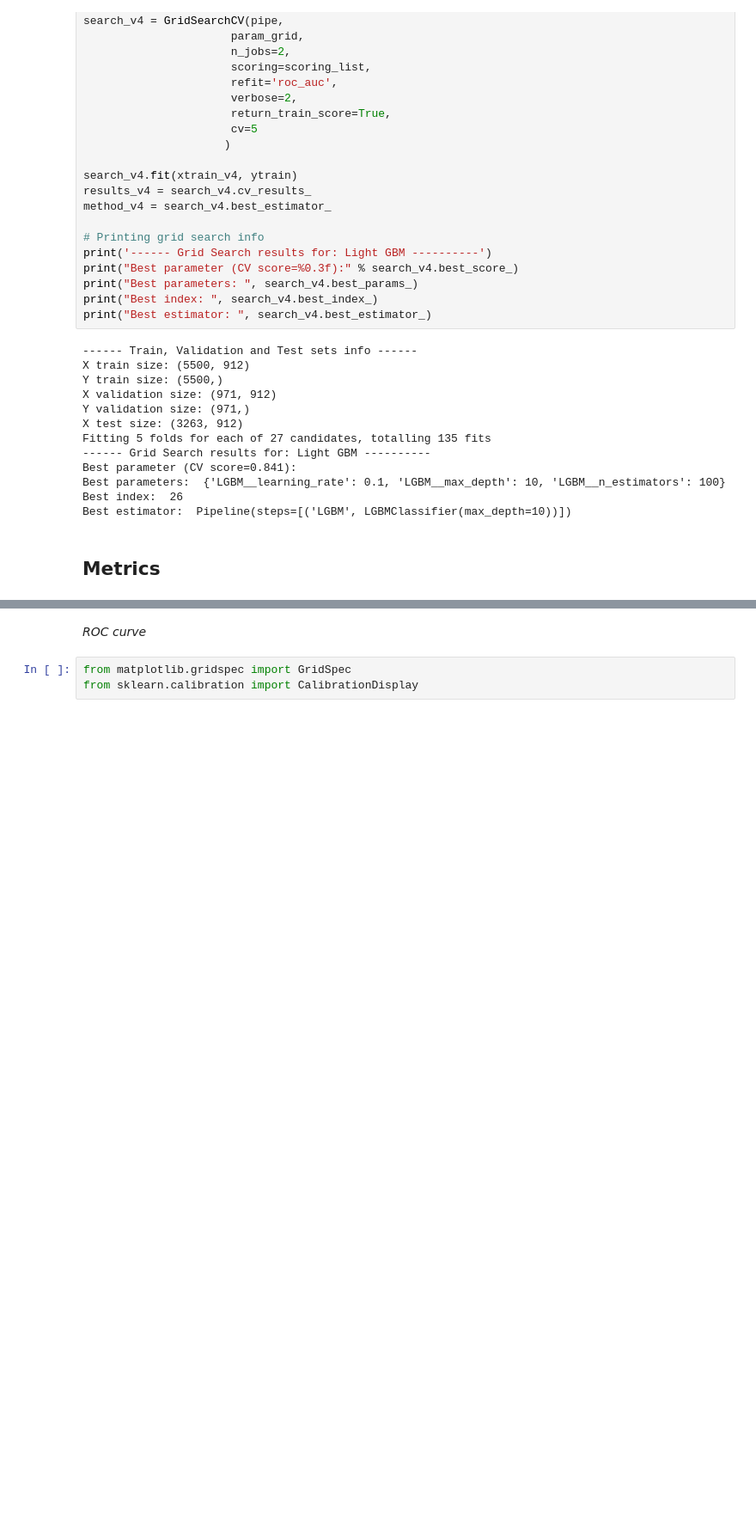
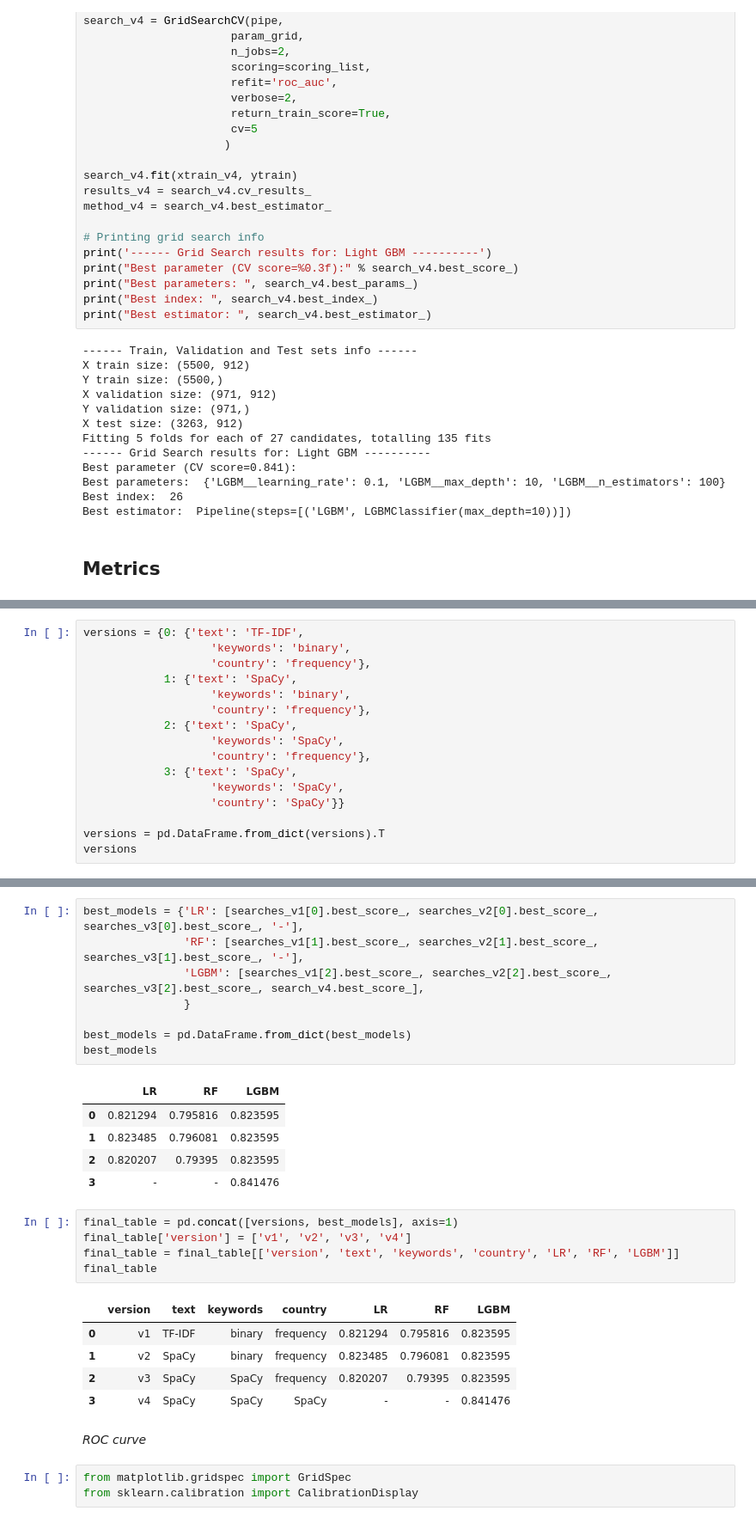
Before and after one commit to raissalohanna/DataLab-FinalProject, a Jupyter notebook: NLP_Tweet_Disaster.ipynb, the cells around one changed output, grey strips where cells are left out. Shown: that part at 86% size. Drawn from its saved outputs; the diff is of its cells as text; blank space fills up the shorter version.

```diff
--- a/NLP_Tweet_Disaster.ipynb
+++ b/NLP_Tweet_Disaster.ipynb
@@ -1375,0 +1378,16 @@ Best estimator:  Pipeline(steps=[('LGBM', LGBMClassifier(max_depth=10))])
+# %%
+versions = {0: {'text': 'TF-IDF',
+                   'keywords': 'binary',
+                   'country': 'frequency'},
+            1: {'text': 'SpaCy',
+                   'keywords': 'binary',
+                   'country': 'frequency'},
+            2: {'text': 'SpaCy',
+                   'keywords': 'SpaCy',
+                   'country': 'frequency'},
+            3: {'text': 'SpaCy',
+                   'keywords': 'SpaCy',
+                   'country': 'SpaCy'}}
+
+versions = pd.DataFrame.from_dict(versions).T
+versions
@@ -1376,3 +1400,28 @@ Best estimator:  Pipeline(steps=[('LGBM', LGBMClassifier(max_depth=10))])
+# %%
+best_models = {'LR': [searches_v1[0].best_score_, searches_v2[0].best_score_, searches_v3[0].best_score_, '-'],
+               'RF': [searches_v1[1].best_score_, searches_v2[1].best_score_, searches_v3[1].best_score_, '-'],
+               'LGBM': [searches_v1[2].best_score_, searches_v2[2].best_score_, searches_v3[2].best_score_, search_v4.best_score_],
+               }
+
+best_models = pd.DataFrame.from_dict(best_models)
+best_models
+# %% [output]
+|  | LR | RF | LGBM |
+| 0 | 0.821294 | 0.795816 | 0.823595 |
+| 1 | 0.823485 | 0.796081 | 0.823595 |
+| 2 | 0.820207 | 0.79395 | 0.823595 |
+| 3 | - | - | 0.841476 |
+# %%
+final_table = pd.concat([versions, best_models], axis=1)
+final_table['version'] = ['v1', 'v2', 'v3', 'v4']
+final_table = final_table[['version', 'text', 'keywords', 'country', 'LR', 'RF', 'LGBM']]
+final_table
+# %% [output]
+|  | version | text | keywords | country | LR | RF | LGBM |
+| 0 | v1 | TF-IDF | binary | frequency | 0.821294 | 0.795816 | 0.823595 |
+| 1 | v2 | SpaCy | binary | frequency | 0.823485 | 0.796081 | 0.823595 |
+| 2 | v3 | SpaCy | SpaCy | frequency | 0.820207 | 0.79395 | 0.823595 |
+| 3 | v4 | SpaCy | SpaCy | SpaCy | - | - | 0.841476 |
 # %% [markdown]
 *ROC curve*
 # %%
```
Also changed, not shown: parts of 2 cells of this notebook.
